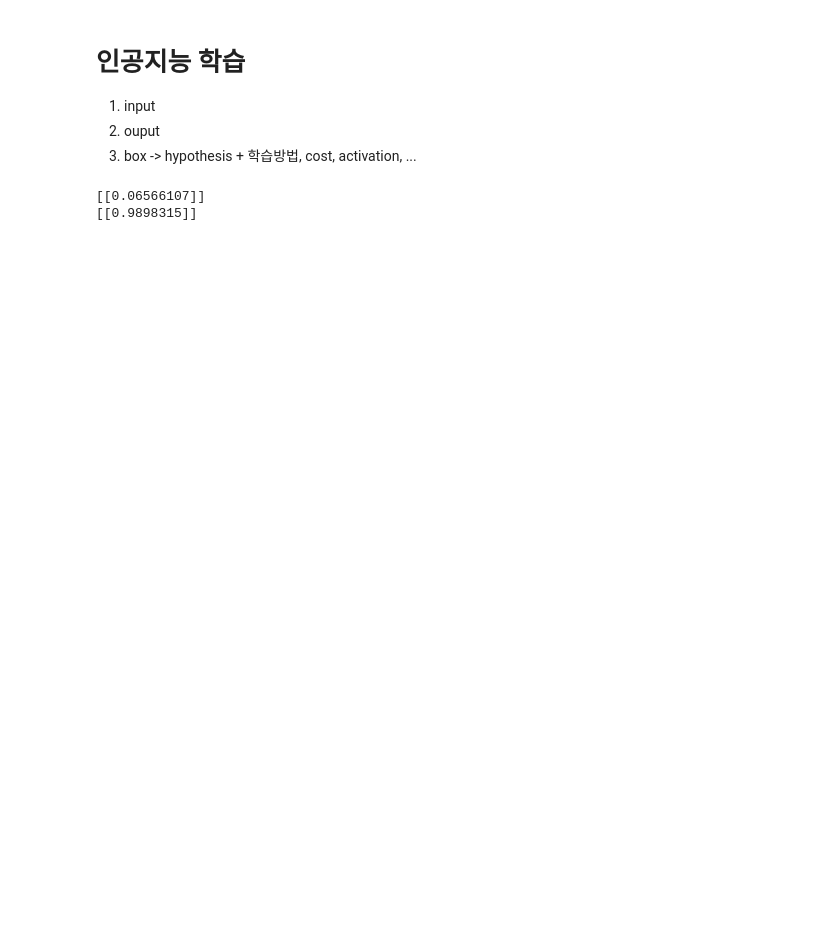
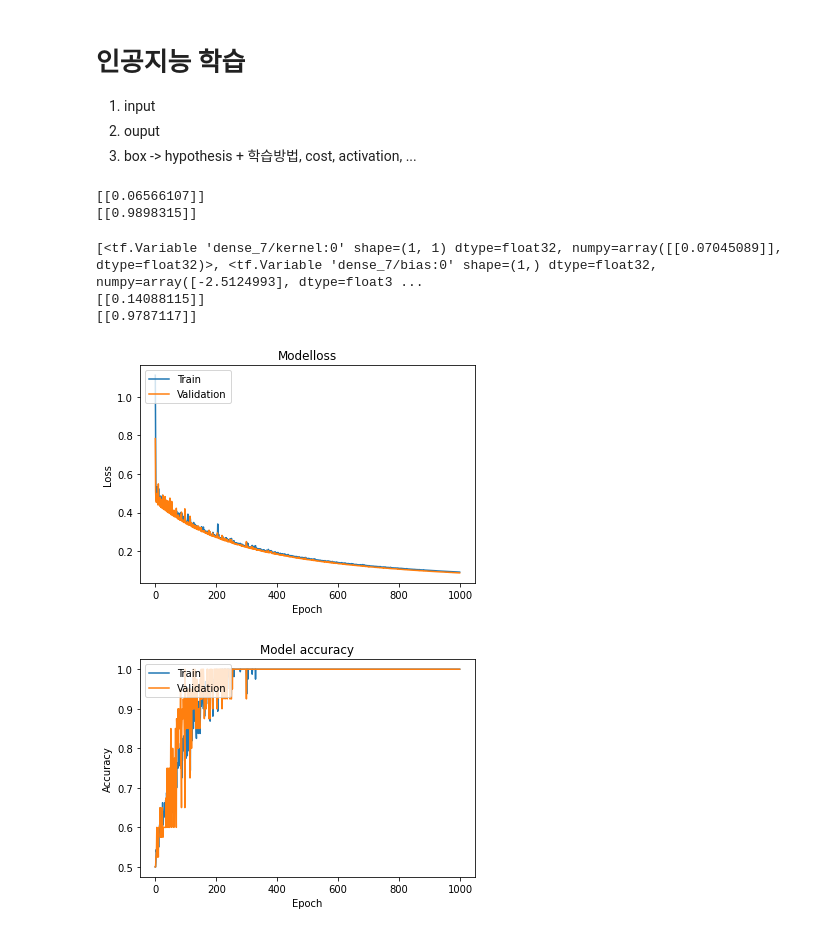
Before and after one commit to Zamoca42/TIL, a Jupyter notebook: ML.ipynb, the cells around one changed output. Saved outputs shown, nothing was run; the diff lists cells and outputs as text; code cells hidden in the pictures; blank space fills up the shorter version.

Commit message:
update pyplot

```diff
--- a/ML.ipynb
+++ b/ML.ipynb
@@ -283,3 +283,60 @@ print(model.predict([90]))
 # %% [output]
 [[0.06566107]]
 [[0.9898315]]
+# %%
+from tensorflow import keras
+import numpy as np
+import matplotlib.pyplot as plt
+
+X = np.random.rand(1)*20
+Y = np.zeros(1)
+X = np.append(X,np.random.rand(1)*20+80)
+Y = np.append(Y,np.ones(1))
+
+for i in range(99):
+  X = np.append(X,np.random.rand(1)*20)
+  Y = np.append(Y,np.zeros(1))
+  X = np.append(X,np.random.rand(1)*20+80)
+  Y = np.append(Y,np.ones(1))
+
+
+model = keras.models.Sequential([
+    keras.layers.Dense(units=1, activation='sigmoid', input_shape=[1]),
+])
+
+opt = keras.optimizers.SGD(learning_rate=0.01)
+
+model.compile(loss='binary_crossentropy', optimizer=opt, metrics=['accuracy'])
+# ,metrics=['accuracy'] -> 정확도
+
+hist = model.fit(X,Y, batch_size=100, epochs=1000, validation_split=0.2, shuffle = True, verbose = 0)
+# shuffle = True -> 데이터를 섞겠다.
+# validation_split=0.2 -> 200개중에 20% = 40개를 validation으로 사용하겠다.
+
+print(model.weights)
+print(model.predict([10]))
+print(model.predict([90]))
+
+plt.plot(hist.history['loss'])
+plt.plot(hist.history['val_loss'])
+plt.title('Modelloss')
+plt.xlabel('Epoch')
+plt.ylabel('Loss')
+plt.legend(['Train', 'Validation'], loc='upper left')
+plt.show()
+
+plt.plot(hist.history['accuracy'])
+plt.plot(hist.history['val_accuracy'])
+plt.title('Model accuracy')
+plt.xlabel('Epoch')
+plt.ylabel('Accuracy')
+plt.legend(['Train', 'Validation'], loc='upper left')
+plt.show()
+
+# https://www.wolframalpha.com/input?i=1%2F%281%2Bexp%28-%280.111*x-4.3986%29%29%29+x+%3D+0+to+100
+# %% [output]
+[<tf.Variable 'dense_7/kernel:0' shape=(1, 1) dtype=float32, numpy=array([[0.07045089]], dtype=float32)>, <tf.Variable 'dense_7/bias:0' shape=(1,) dtype=float32, numpy=array([-2.5124993], dtype=float3 ...
+[[0.14088115]]
+[[0.9787117]]
+[figure, added]
+[figure, added]
```
